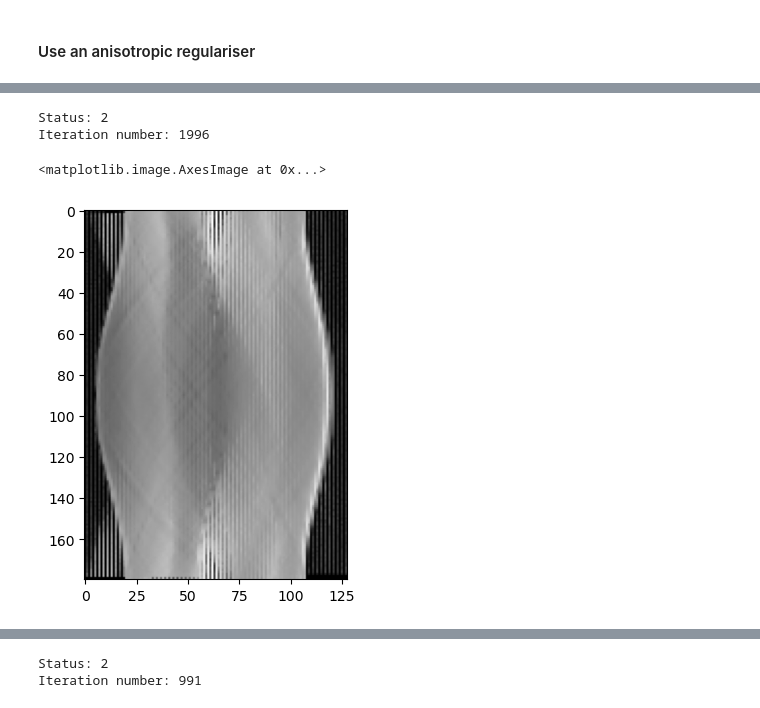
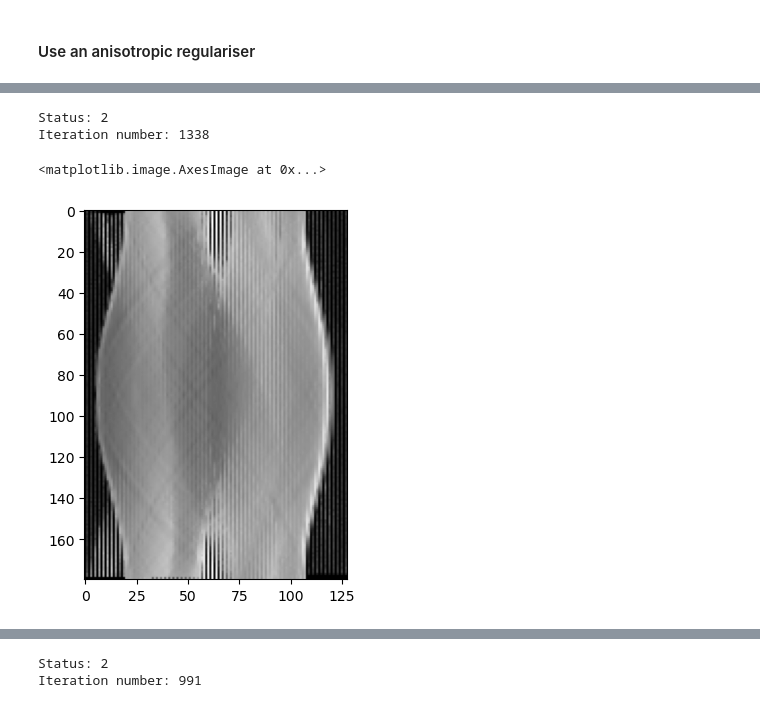
Before and after one commit to lucieniii/UCL-IPI-2022, a Jupyter notebook: ex4/codes/ex4_advanced.ipynb, the cells around one changed output, grey strips where cells are left out. Drawn from its saved outputs; the diff is of its cells as text; code cells hidden in the pictures.

```diff
--- a/ex4/codes/ex4_advanced.ipynb
+++ b/ex4/codes/ex4_advanced.ipynb
@@ -298,4 +193,0 @@ R_op = construct_Radon_Operator(128, 128, 128, 180, np.pi)
-# %%
-u, s, vh = scipy.sparse.linalg.svds(R_op, k=1, which='LM')
-lam = 1.5 / s.item() / s.item()
-alpha = 0.5
@@ -336,0 +242,9 @@ Warning: FilteredBackProjectionAlgorithm: unused configuration options: UseMinCo
+# %%
+la_h, la_w = g_la.shape
+A = construct_masking_operator(mask_la)
+g = A @ g_la.flatten()
+x_lsqr = solve_with_l1_reg(1e-2, A, g, us_h, us_w)
+print('Status: %d\nIteration number: %d\n' % (x_lsqr[1], x_lsqr[2]))
+f_rec_lsqr = x_lsqr[0].reshape((us_h, us_w))
+f_rec_lsqr = scipy.ndimage.gaussian_filter(f_rec_lsqr, sigma=0.8)
+plt.imshow(f_rec_lsqr, cmap='gray')
@@ -336,0 +256,5 @@ Warning: FilteredBackProjectionAlgorithm: unused configuration options: UseMinCo
+# %%
+angles = np.linspace(0, np.pi, 180, endpoint=False)
+vol_geom, proj_geom, proj_id, g_id, g = Randon_Transform(f_true, angles, 128, 1)
+rec_id, rec = astra.create_reconstruction('FBP', proj_id, f_rec_lsqr, returnData=True)
+plt.imshow(rec, cmap='gray')
@@ -386,0 +301,5 @@ x_lsqr = solve_with_af(100, A, g, g_us_true)
+# %%
+angles = np.linspace(0, np.pi, 180, endpoint=False)
+vol_geom, proj_geom, projector_id, sinogram_id, sinogram = Randon_Transform(f_true, angles, 128)
+g_true = sinogram
+plt.imshow(g_true, cmap='gray')
@@ -387,9 +309,13 @@ x_lsqr = solve_with_af(100, A, g, g_us_true)
 # %%
+us_h, us_w = g_us.shape
+A = construct_masking_operator(mask_us)
+g = A @ g_us.flatten()
+x_lsqr = solve_with_af(1e-2, A, g, g_true)
 print('Status: %d\nIteration number: %d\n' % (x_lsqr[1], x_lsqr[2]))
 f_rec_lsqr = x_lsqr[0].reshape((us_h, us_w))
 plt.imshow(f_rec_lsqr, cmap='gray')
 # %% [output]
 Status: 2
-Iteration number: 1996
+Iteration number: 1338
 <matplotlib.image.AxesImage at 0x...>
-[figure, old version]
+[figure, new version]
```
Also changed, not shown: parts of 26 cells of this notebook, 1 other file.
